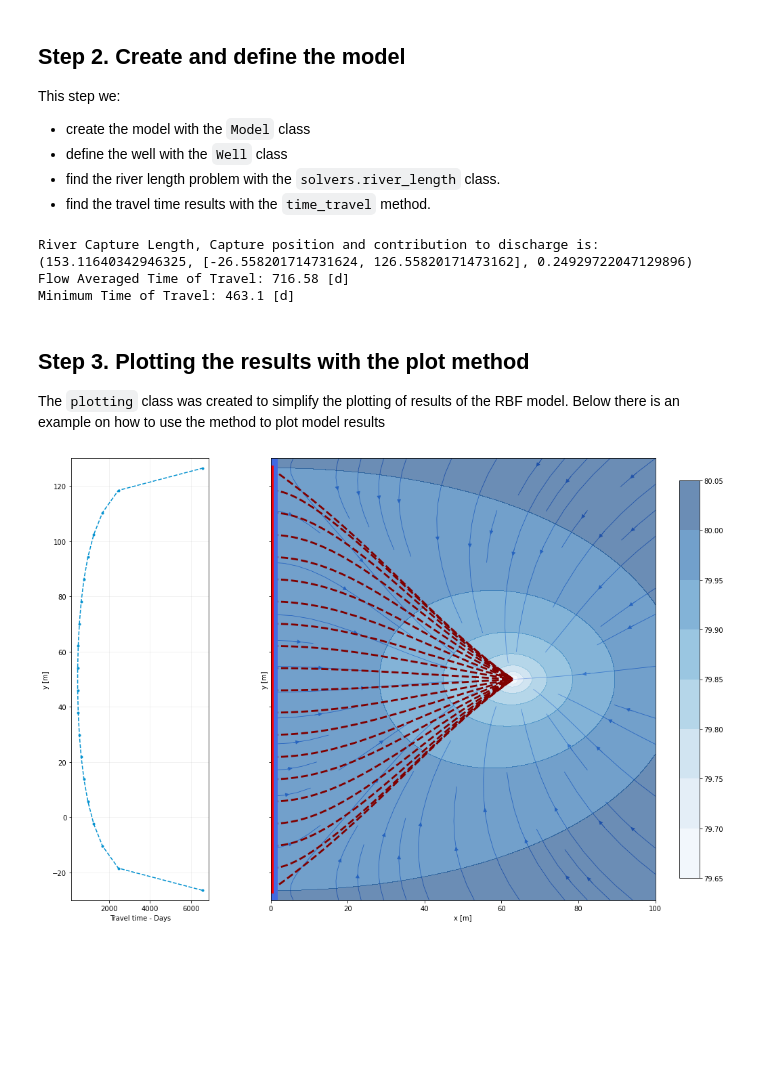
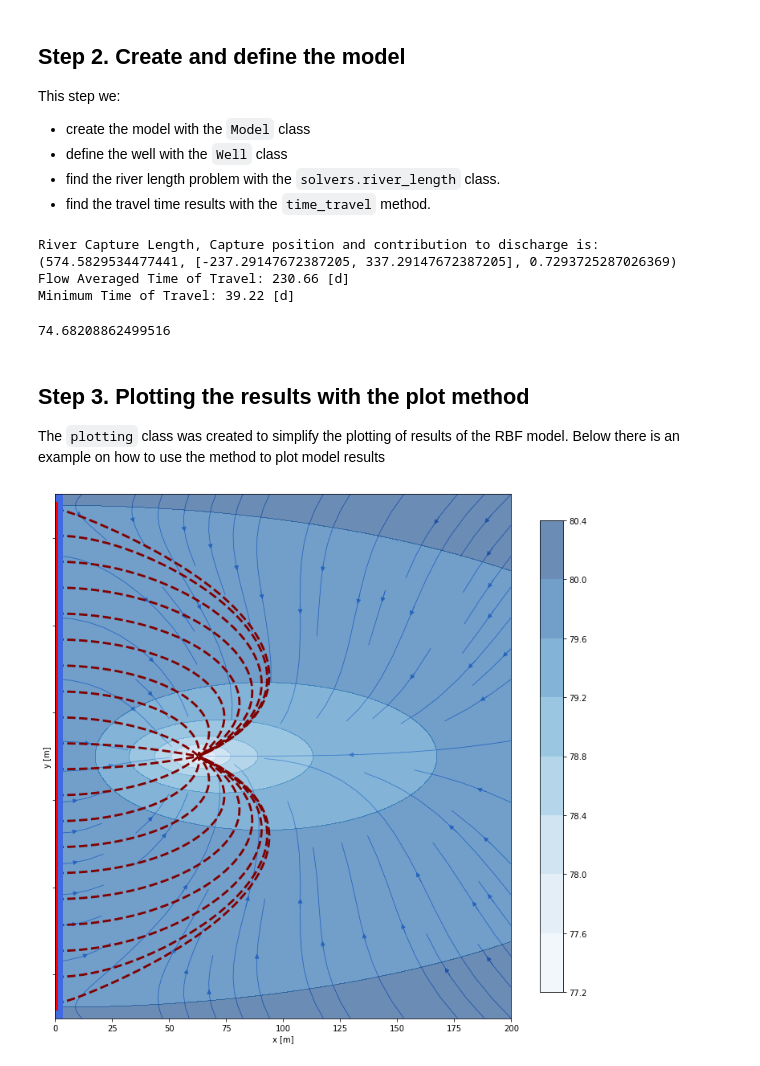
Before and after one commit to vcantarella/study_project, a Jupyter notebook: Readme.ipynb, the cells around one changed output. Drawn from its saved outputs; the diff is of its cells as text; code cells hidden in the pictures; blank space fills up the shorter version.

Commit message:
minor changes in model at well location and time_travel bug fixes

```diff
--- a/Readme.ipynb
+++ b/Readme.ipynb
@@ -65,11 +65,11 @@ This step we:
 
 aem_model = model_proposal.Model(k = 0.12e-3*3600*24, H = 85, h0 = 80)
 
-aem_model.Qo_x = -0.12e-3*3600*24*0.001*85
+aem_model.Qo_x = -0.12e-3*3600*24*85*0.001
 
 # Add well at position x = 63, y = 50 and pumping rate of 0.044 m3/s, well radius = 0.01 m
 
-well = model_proposal.Well(aem_model, Q = 0.005*3600*24, rw = 0.01, x = 63, y = 50)
+well = model_proposal.Well(aem_model, Q = 0.044*3600*24, rw = 0.1, x = 63, y = 50)
 
 # Solver for river length and river water capture fraction.
 
@@ -90,15 +90,20 @@ length, riv_coords, capture_fraction = solv.solve_river_length()
 # avgtt: flow averaged time of travel
 # mintt: minimum travel time
 #traj_array: x and y location of the calculated trajectory of the particles (used for plotting)
-tt, ys, avgtt, mintt, traj_array = solv.time_travel(0.2, delta_s = 0.4, calculate_trajectory = True)
+
+tt, ys, avgtt, mintt, traj_array = solv.time_travel(0.2, delta_s = 0.1, min_dist_est = 5, calculate_trajectory = True)
 
 print("Flow Averaged Time of Travel: "+str(np.round(avgtt,2)) + " [d]")
 print("Minimum Time of Travel: "+str(np.round(mintt,2)) + " [d]")
 # %% [output]
 River Capture Length, Capture position and contribution to discharge is:
-(153.11640342946325, [-26.558201714731624, 126.55820171473162], 0.24929722047129896)
-Flow Averaged Time of Travel: 716.58 [d]
-Minimum Time of Travel: 463.1 [d]
+(574.5829534477441, [-237.29147672387205, 337.29147672387205], 0.7293725287026369)
+Flow Averaged Time of Travel: 230.66 [d]
+Minimum Time of Travel: 39.22 [d]
+# %%
+aem_model.calc_head(63,50)
+# %% [output]
+74.68208862499516
 # %% [markdown]
 ## Step 3. Plotting the results with the plot method
 
@@ -107,9 +112,9 @@ Below there is an example on how to use the method to plot model results
 # %%
 import plot
 
-img = plot.plotting(0,100,-30,130,100,riv_coords)
+img = plot.plotting(0,200,-250,350,100,riv_coords)
 
 # The plot 2d method optionally can contain the trajectory of the sampled particles and their travel time:
-img.plot2d(aem_model, tt=tt, ys = ys, traj_array = traj_array, levels=8, quiver=False, streams=True);
+img.plot2d(aem_model, tt=None, ys = ys, traj_array = traj_array, levels=8, quiver=False, streams=True);
 # %% [output]
-[figure, old version]
+[figure, new version]
```
Also changed, not shown: parts of 1 cell of this notebook, 2 other files.
